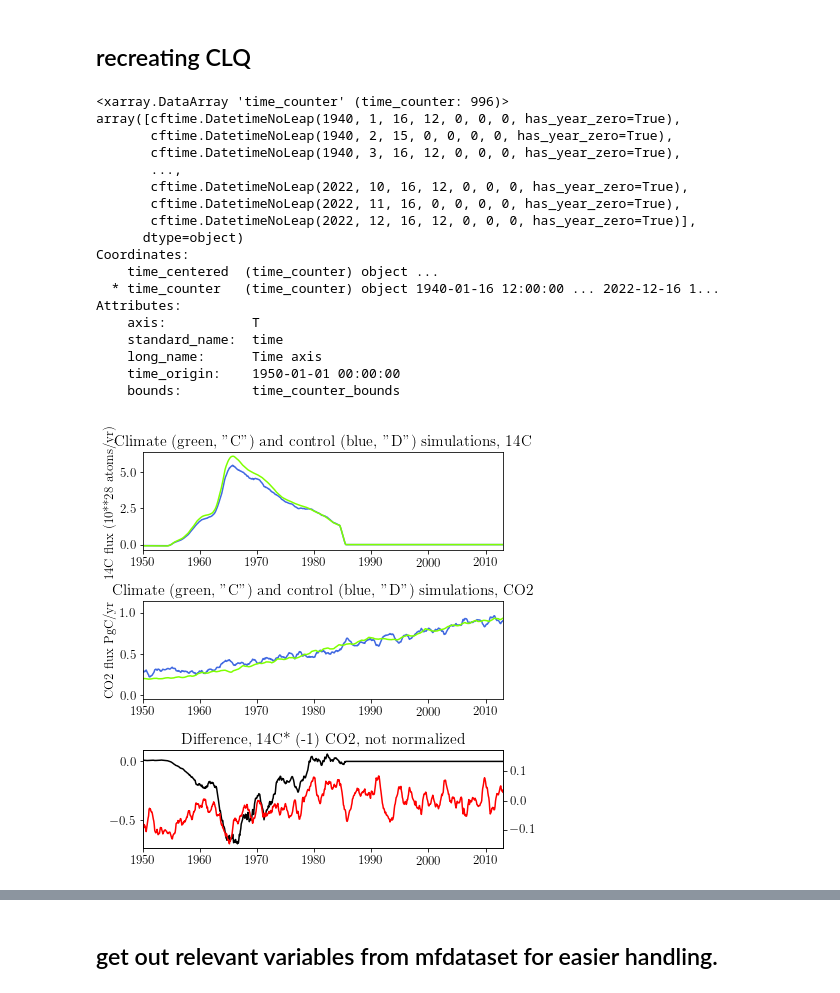
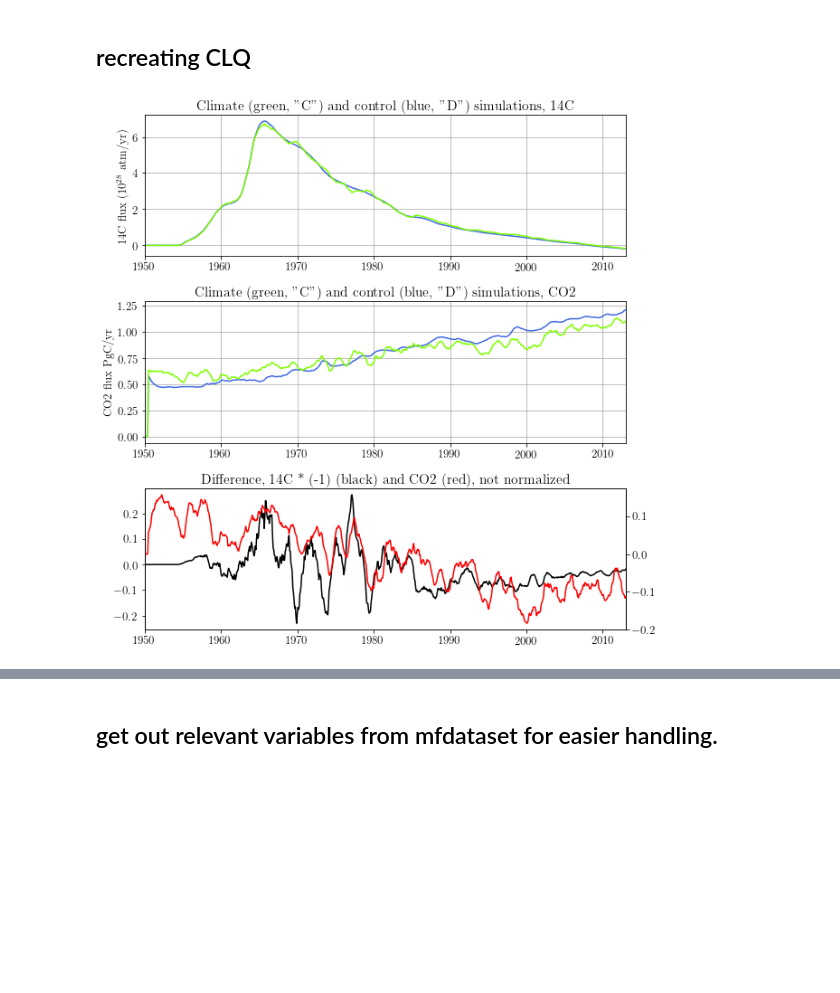
Before and after one commit to tjarnikova/C14, a Jupyter notebook: C14-ts-GEA4-series.ipynb, the cells around one changed output, grey strips where cells are left out. Saved outputs shown, nothing was run; the diff lists cells and outputs as text; code cells hidden in the pictures; blank space fills up the shorter version.

```diff
--- a/C14-ts-GEA4-series.ipynb
+++ b/C14-ts-GEA4-series.ipynb
@@ -54,12 +54,12 @@ plt.rc('font', **font)
 # %% [markdown]
 ## recreating CLQ
 # %%
-tmeshf = '/gpfs/data/greenocean/software/resources/regrid/mesh_mask3_6.nc'
-C14d_qtr_c14f = './GCBdata/GEC1_1940_2022_qtrB14b.nc'   ##static
-C14d_Cflxf = './GCBdata/GEC1_1940_2022_Cflx.nc' ###static
+tmeshf = './corinneData/mesh_mask_v2.3.nc'
+C14d_qtr_c14f = './corinneData/C14d_1950_2014_qtr_c14.nc'
+C14d_Cflxf = './corinneData/C14d_1950_2014_Cflx.nc'
 
-C14c_qtr_c14f = './GCBdata/GEA1_1940_2022_qtrB14b.nc'
-C14c_Cflxf = './GCBdata/GEA1_1940_2022_Cflx.nc'
+C14c_qtr_c14f = './corinneData/C14c_1950_2014_qtr_c14.nc'
+C14c_Cflxf = './corinneData/C14c_1950_2014_Cflx.nc'
 dc14dzf = './corinneData/dc14dz.nc'
 # %%
 #### ------ A) load data
@@ -80,19 +80,17 @@ tarea = np.nansum(area)
 vol = area * tmesh.e3t_0[0,0]
 
 ##### ------ C) "regridding", ie fix the timestamp
-times = pd.date_range("1940/01/01","2022/12/01",freq='MS')
+times = pd.date_range("1950/01/01","2014/12/01",freq='MS')
 
-qtrnewt_C = C14c_qtr_c14.qtrB14b * tmask.values
+qtrnewt_C = C14c_qtr_c14.qtr_c14 * tmask.values
+qtrnewt_C['time_counter'] = times
 cflxnewt_C = C14c_Cflx.Cflx * tmask.values
-qtrnewt_D = C14d_qtr_c14.qtrB14b * tmask.values
+cflxnewt_C['time_counter'] = times
+
+qtrnewt_D = C14d_qtr_c14.qtr_c14 * tmask.values
+qtrnewt_C['time_counter'] = times
 cflxnewt_D = C14d_Cflx.Cflx * tmask.values
-
-print(qtrnewt_C['time_counter'])
-
-qtrnewt_C['time_counter'] = times
-qtrnewt_D['time_counter'] = times
 cflxnewt_C['time_counter'] = times
-cflxnewt_D['time_counter'] = times
 
 
 ##### ------ D) fluxes
@@ -104,7 +102,7 @@ qtrflx_D = qtrnewt_D * (1/10) *2 *1e-14 *vol.values * 3.156e7
 cflxint_D = cflxnewt_D *area.values*3.156e7
 
 
-fact = 0.8
+fact = 1.1
 fig, axs = plt.subplots(3,1, figsize=(8*fact, 8*fact), facecolor='w', edgecolor='k')
 axs = axs.ravel()
 
@@ -116,51 +114,37 @@ qtrflx_mn_D = qtrflx_D.rolling(time_counter=12, center=True).mean()\
 axs[0].plot(qtrflx_C.time_counter, qtrflx_mn_C, color = 'royalblue')
 axs[0].plot(qtrflx_C.time_counter, qtrflx_mn_D, color = 'chartreuse')
 
 
 cflxint_mn_C = cflxint_C.rolling(time_counter=12, center=True).mean()\
 .sel(y=slice(0,47)).sum(dim = ['x','y'])*12e-15
 cflxint_mn_D = cflxint_D.rolling(time_counter=12, center=True).mean()\
 .sel(y=slice(0,47)).sum(dim = ['x','y'])*12e-15
 
 axs[1].plot(qtrflx_C.time_counter, cflxint_mn_C, color = 'royalblue')
 axs[1].plot(qtrflx_C.time_counter, cflxint_mn_D, color = 'chartreuse')
 
 ax3 = axs[2]
 ax3b = ax3.twinx()
 ax3.plot(qtrflx_C.time_counter, (qtrflx_mn_D.values-qtrflx_mn_C.values)*-1, color = 'k')
 ax3b.plot(qtrflx_C.time_counter, cflxint_mn_D.values-cflxint_mn_C.values, color = 'r')
 
 axs[0].set_xlim(pd.Timestamp('1950-01-01'), pd.Timestamp('2013-01-01'))
 axs[1].set_xlim(pd.Timestamp('1950-01-01'), pd.Timestamp('2013-01-01'))
 ax3.set_xlim(pd.Timestamp('1950-01-01'), pd.Timestamp('2013-01-01'))
 ax3b.set_xlim(pd.Timestamp('1950-01-01'), pd.Timestamp('2013-01-01'))
 
 axs[0].set_title('Climate (green, "C") and control (blue, "D") simulations, 14C')
 axs[1].set_title('Climate (green, "C") and control (blue, "D") simulations, CO2')
-axs[2].set_title('Difference, 14C* (-1) CO2, not normalized')
+axs[2].set_title('Difference, 14C * (-1) (black) and CO2 (red), not normalized')
 
-axs[0].set_ylabel('14C flux (10**28 atoms/yr)')
+axs[0].set_ylabel('14C flux ($10^{28}$ atm/yr)')
 axs[1].set_ylabel('CO2 flux PgC/yr')
+
+
+axs[0].grid()
+axs[1].grid()
 
 plt.tight_layout()
 plt.show()
 # %% [output]
-<xarray.DataArray 'time_counter' (time_counter: 996)>
-array([cftime.DatetimeNoLeap(1940, 1, 16, 12, 0, 0, 0, has_year_zero=True),
-       cftime.DatetimeNoLeap(1940, 2, 15, 0, 0, 0, 0, has_year_zero=True),
-       cftime.DatetimeNoLeap(1940, 3, 16, 12, 0, 0, 0, has_year_zero=True),
-       ...,
-       cftime.DatetimeNoLeap(2022, 10, 16, 12, 0, 0, 0, has_year_zero=True),
-       cftime.DatetimeNoLeap(2022, 11, 16, 0, 0, 0, 0, has_year_zero=True),
-       cftime.DatetimeNoLeap(2022, 12, 16, 12, 0, 0, 0, has_year_zero=True)],
-      dtype=object)
-Coordinates:
-    time_centered  (time_counter) object ...
-  * time_counter   (time_counter) object 1940-01-16 12:00:00 ... 2022-12-16 1...
-Attributes:
-    axis:           T
-    standard_name:  time
-    long_name:      Time axis
-    time_origin:    1950-01-01 00:00:00
-    bounds:         time_counter_bounds
-[figure, old version]
+[figure, new version]
```
Also changed, not shown: parts of 16 cells of this notebook.
